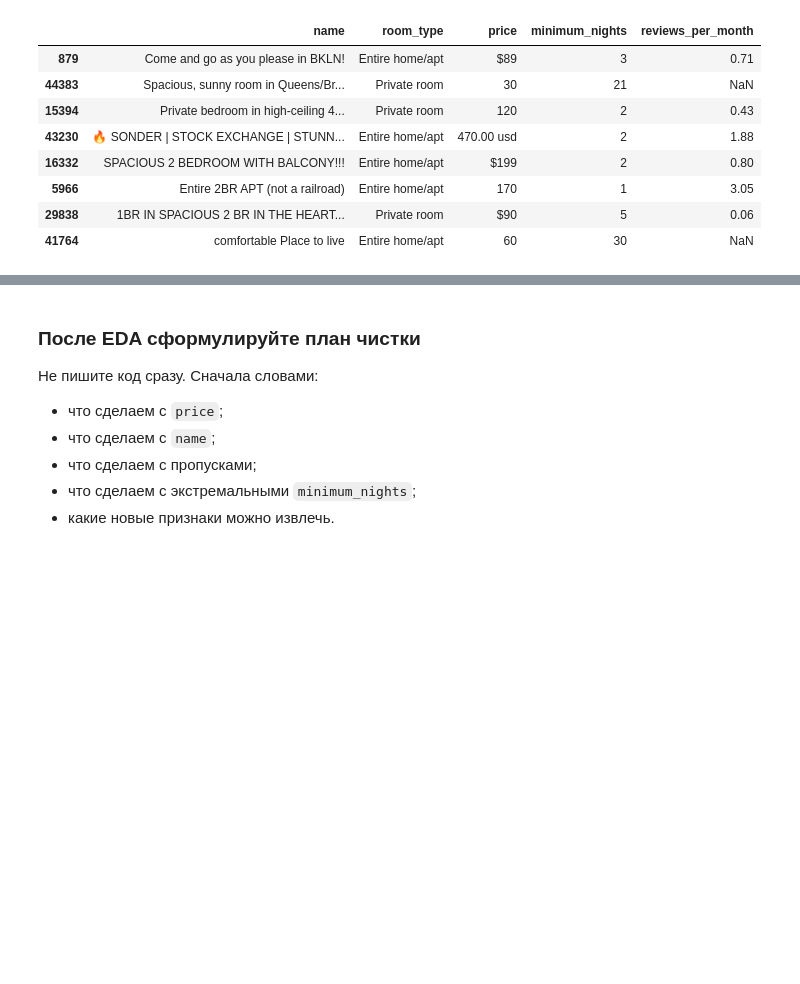
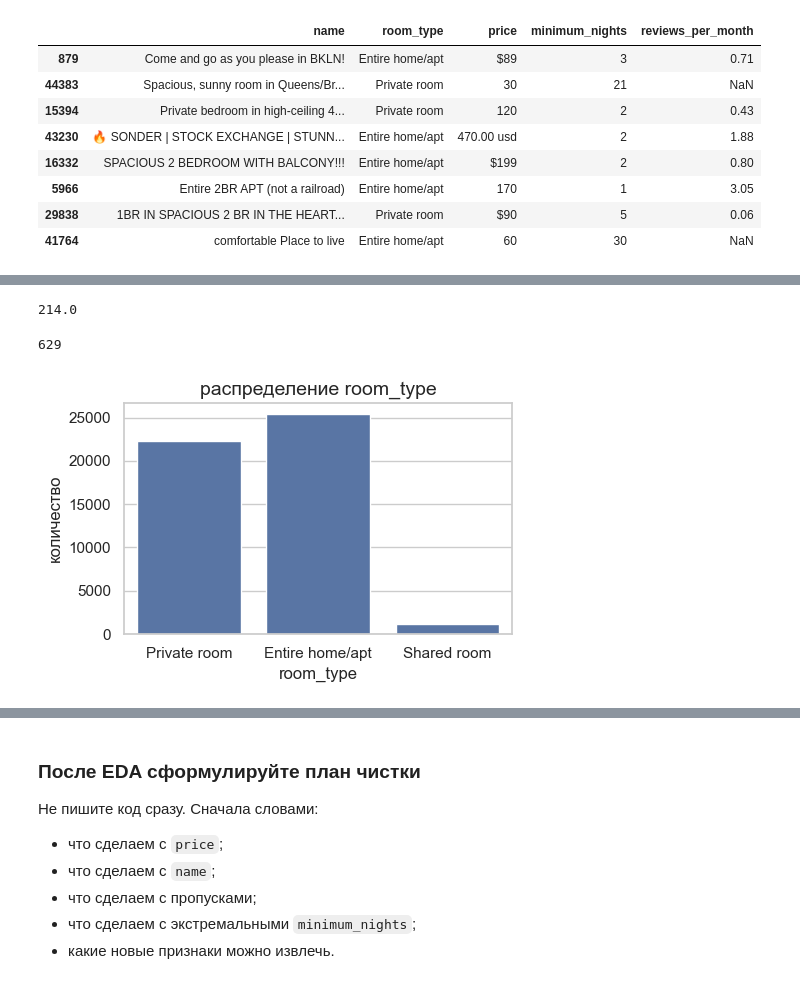
Before and after one commit to VitalyKalinsky/ML-studying, a Jupyter notebook: Linear regression/lecture_2_linear_vs_logistic_student_workbook.ipynb, the cells around one changed output, grey strips where cells are left out. Drawn from its saved outputs; the diff is of its cells as text; code cells hidden in the pictures; blank space fills up the shorter version.

```diff
--- a/Linear regression/lecture_2_linear_vs_logistic_student_workbook.ipynb
+++ b/Linear regression/lecture_2_linear_vs_logistic_student_workbook.ipynb
@@ -413,6 +255,7 @@ boston_conclusion
 То есть тут EDA и чистка будут намного важнее.
 # %%
 airbnb_raw = pd.read_csv("data/AB_NYC_2019.csv")
+
 
 def make_airbnb_dirty(df):
     data = df.copy()
@@ -421,7 +264,9 @@ def make_airbnb_dirty(df):
 
     data["price"] = base_price
     data.loc[idx % 3 == 0, "price"] = "$" + base_price[idx % 3 == 0]
-    data.loc[idx % 5 == 0, "price"] = base_price[idx % 5 == 0].map(lambda x: f"{int(x):,} USD")
+    data.loc[idx % 5 == 0, "price"] = base_price[idx % 5 == 0].map(
+        lambda x: f"{int(x):,} USD"
+    )
     data.loc[idx % 7 == 0, "price"] = "  " + base_price[idx % 7 == 0] + "  "
     data.loc[idx % 11 == 0, "price"] = base_price[idx % 11 == 0] + ".00 usd"
 
@@ -430,8 +275,11 @@ def make_airbnb_dirty(df):
     data.loc[idx % 10 == 0, "name"] = "🔥 " + data.loc[idx % 10 == 0, "name"]
     return data
 
+
 airbnb_dirty = make_airbnb_dirty(airbnb_raw)
-airbnb_dirty[["name", "room_type", "price", "minimum_nights", "reviews_per_month"]].sample(8, random_state=42)
+airbnb_dirty[
+    ["name", "room_type", "price", "minimum_nights", "reviews_per_month"]
+].sample(8, random_state=42)
 # %% [output]
 |  | name | room_type | price | minimum_nights | reviews_per_month |
 | 879 | Come and go as you please in BKLN! | Entire home/apt | $89 | 3 | 0.71 |
@@ -477,0 +403,17 @@ airbnb_eda_hypotheses
+# %%
+print(airbnb_dirty["number_of_reviews"].quantile(0.99))
+airbnb_dirty["number_of_reviews"].max()
+# %% [output]
+214.0
+629
+# %%
+plt.figure(figsize=(5, 3))
+sns.countplot(data=airbnb_dirty, x="room_type")
+
+plt.title("распределение room_type", fontsize=14)
+plt.xlabel("room_type", fontsize=12)
+plt.ylabel("количество", fontsize=12)
+
+plt.show()
+# %% [output]
+[figure, added]
```
Also changed, not shown: parts of 37 cells of this notebook, 3 other files.
